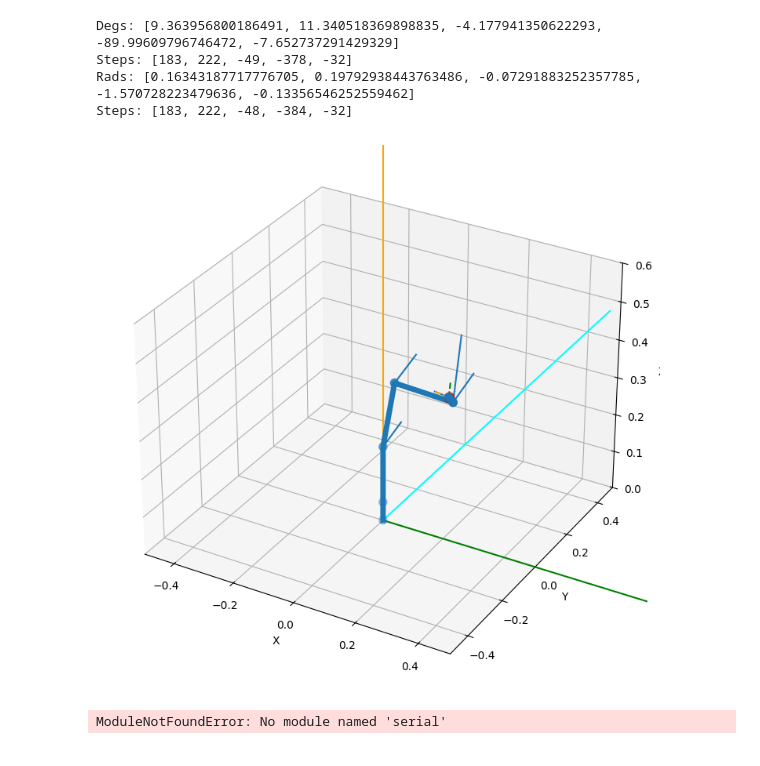
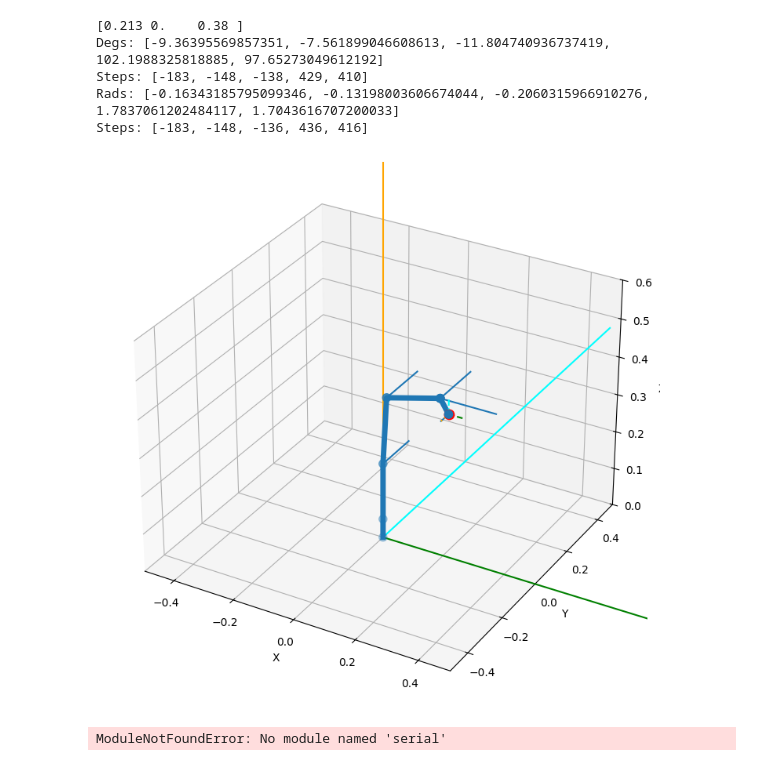
Before and after one commit to robko01/robko01_ros2, a Jupyter notebook: robko01.ipynb, the cells around one changed output. Cells and saved outputs as stored; diff of their text form; code cells hidden in the pictures.

```diff
--- a/robko01.ipynb
+++ b/robko01.ipynb
@@ -125,41 +146,36 @@ True
 # %%
 # target position and orientation.
 # target_position = [ 0.175, 0.0, 0.380]
 # target_position = [ 0.220, 0.0, 0.380]
 target_position = [0.0, 0.0, 0.0]
-target_orientation = [0.0, 0.0, 0.0]
+target_orientation = [0.0, 0.0, 1.5708]
 
 actual_position = to_actiual_position(target_position)
-
-# Conversion tables from radians to steps.
-conversion_table_rad = [1125, 1125, 672, 241, 241]
-
-# Conversion table from degreece to steps.
-conversion_table_deg = [19.64, 19.64, 11.55, 4.27, 4.27]
 
 # Draw the target position.
 draw(actual_position)
 
 # Compute invers kinematics based on URDF.
 robot_angles = compute(actual_position, target_orientation)
 
 # Extract and transform information.
 degs = robot_angles[1:6]
 radians = degrees_to_radians(degs)
 rads_to_steps   = radians_to_steps(radians)
 degs_to_steps   = degrees_to_steps(degs)
 
 # Print the stuff.
 print(f"Degs: {degs}")
 print(f"Steps: {rads_to_steps}")
 print(f"Rads: {radians}")
 print(f"Steps: {degs_to_steps}")
 # %% [output]
-Degs: [9.363956800186491, 11.340518369898835, -4.177941350622293, -89.99609796746472, -7.652737291429329]
-Steps: [183, 222, -49, -378, -32]
-Rads: [0.16343187717776705, 0.19792938443763486, -0.07291883252357785, -1.570728223479636, -0.13356546252559462]
-Steps: [183, 222, -48, -384, -32]
+[0.213 0.    0.38 ]
+Degs: [-9.36395569857351, -7.561899046608613, -11.804740936737419, 102.1988325818885, 97.65273049612192]
+Steps: [-183, -148, -138, 429, 410]
+Rads: [-0.16343185795099346, -0.13198003606674044, -0.2060315966910276, 1.7837061202484117, 1.7043616707200033]
+Steps: [-183, -148, -136, 436, 416]
-[figure, old version]
+[figure, new version]
 # %%
 import serial
 
```
Also changed, not shown: parts of 1 cell of this notebook.
